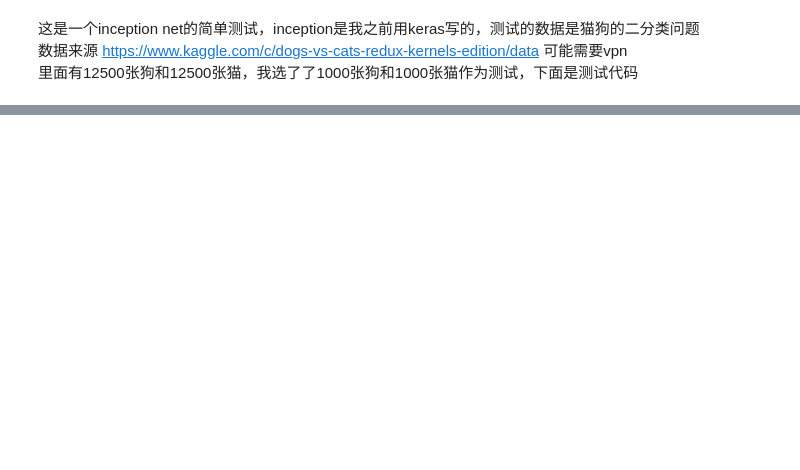
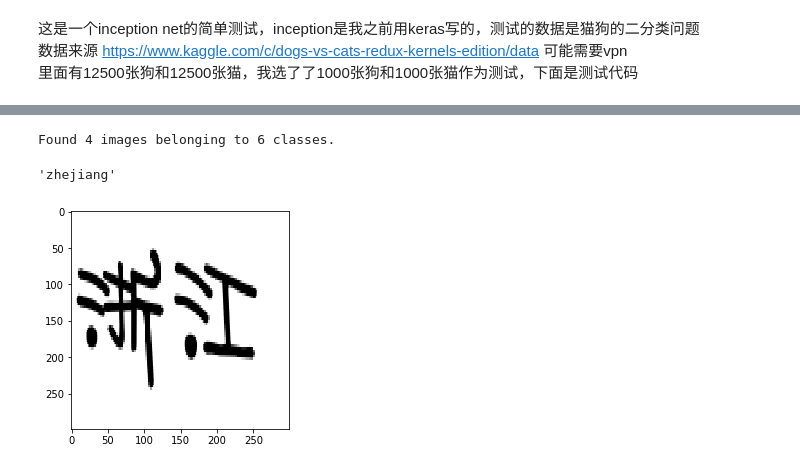
Before and after one commit to leezqcst/express_recognition, a Jupyter notebook: model/inception.ipynb, the cells around one changed output, grey strips where cells are left out. Saved outputs shown, nothing was run; the diff lists cells and outputs as text; code cells hidden in the pictures; blank space fills up the shorter version.

Commit message:
inception net predict

```diff
--- a/model/inception.ipynb
+++ b/model/inception.ipynb
@@ -235,0 +229,2 @@ Epoch 20/20
+# %%
+mymodel = keras.applications.InceptionV3(include_top=True, input_shape=(299, 299, 3), weights=None, classes=6)
@@ -235,0 +233,15 @@ Epoch 20/20
+# %%
+mymodel.compile(optimizer='adadelta', loss='categorical_crossentropy', metrics=['accuracy'])
+
+batch_size = 16
+
+from keras.preprocessing.image import ImageDataGenerator
+
+train_image = ImageDataGenerator(rescale=1./255)
+
+train_generator = train_image.flow_from_directory('../data/train/province', target_size=(299, 299),
+                                                 batch_size=batch_size,
+                                                 class_mode='categorical'
+                                                 )
+
+mymodel.fit_generator(train_generator, steps_per_epoch=340//batch_size, epochs=20)
@@ -235,0 +267,7 @@ Epoch 20/20
+# %%
+val_image = ImageDataGenerator(rescale=1./255)
+
+val_generator = val_image.flow_from_directory('../data/val/province', target_size=(299, 299),
+                                              batch_size=32, class_mode=None)
+# %% [output]
+Found 4 images belonging to 6 classes.
@@ -235,0 +276,14 @@ Epoch 20/20
+# %%
+img = iter(val_generator).next()
+
+import matplotlib.pyplot as plt
+%matplotlib inline
+
+plt.imshow(img[0])
+
+pred = np.argmax(mymodel.predict(img[0:1]), 1)
+classes = ['anhui', 'guangdong', 'jiangsu', 'shanghai', 'sichuan', 'zhejiang']
+classes[pred[0]]
+# %% [output]
+'zhejiang'
+[figure, added]
```
Also changed, not shown: parts of 9 cells of this notebook, 1 other file.
